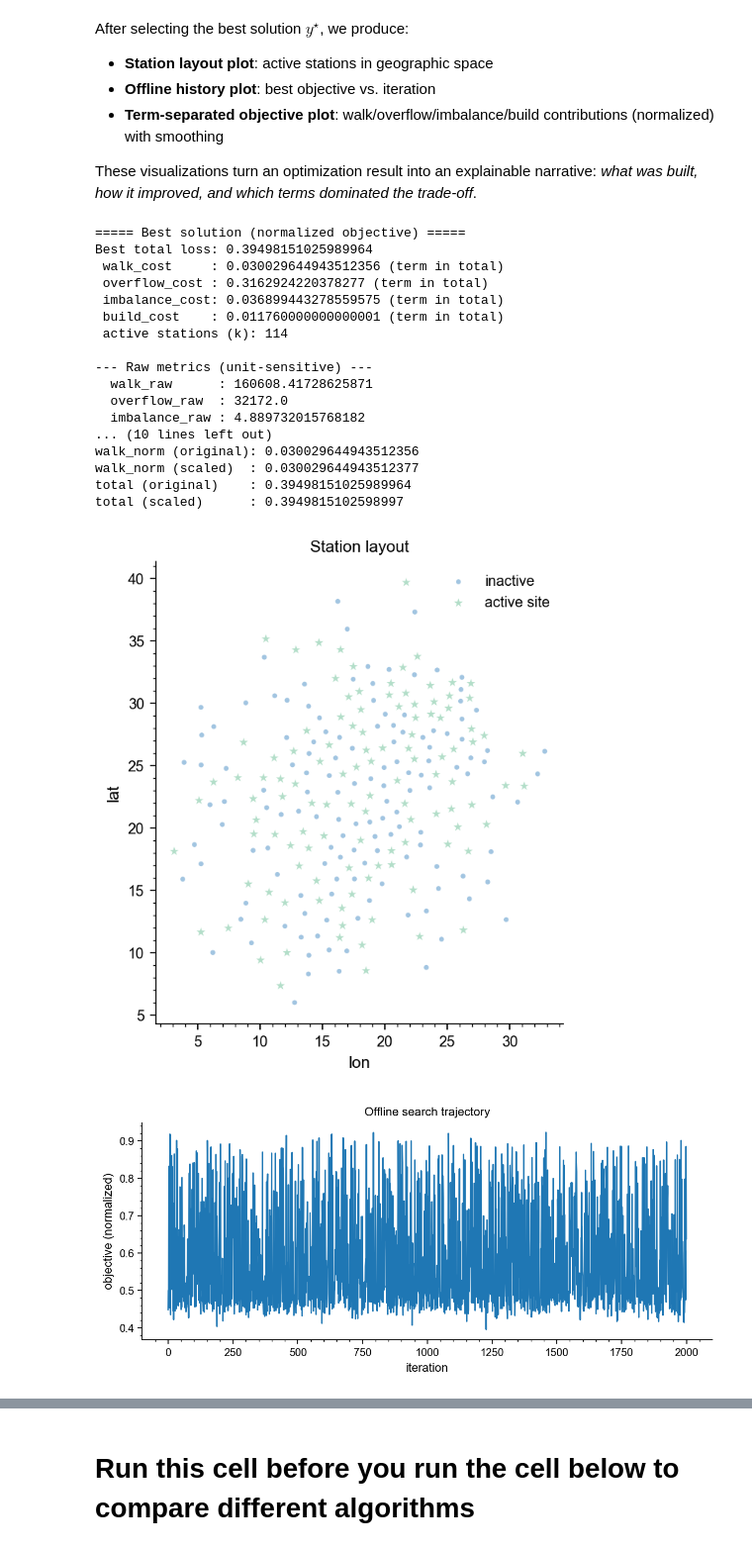
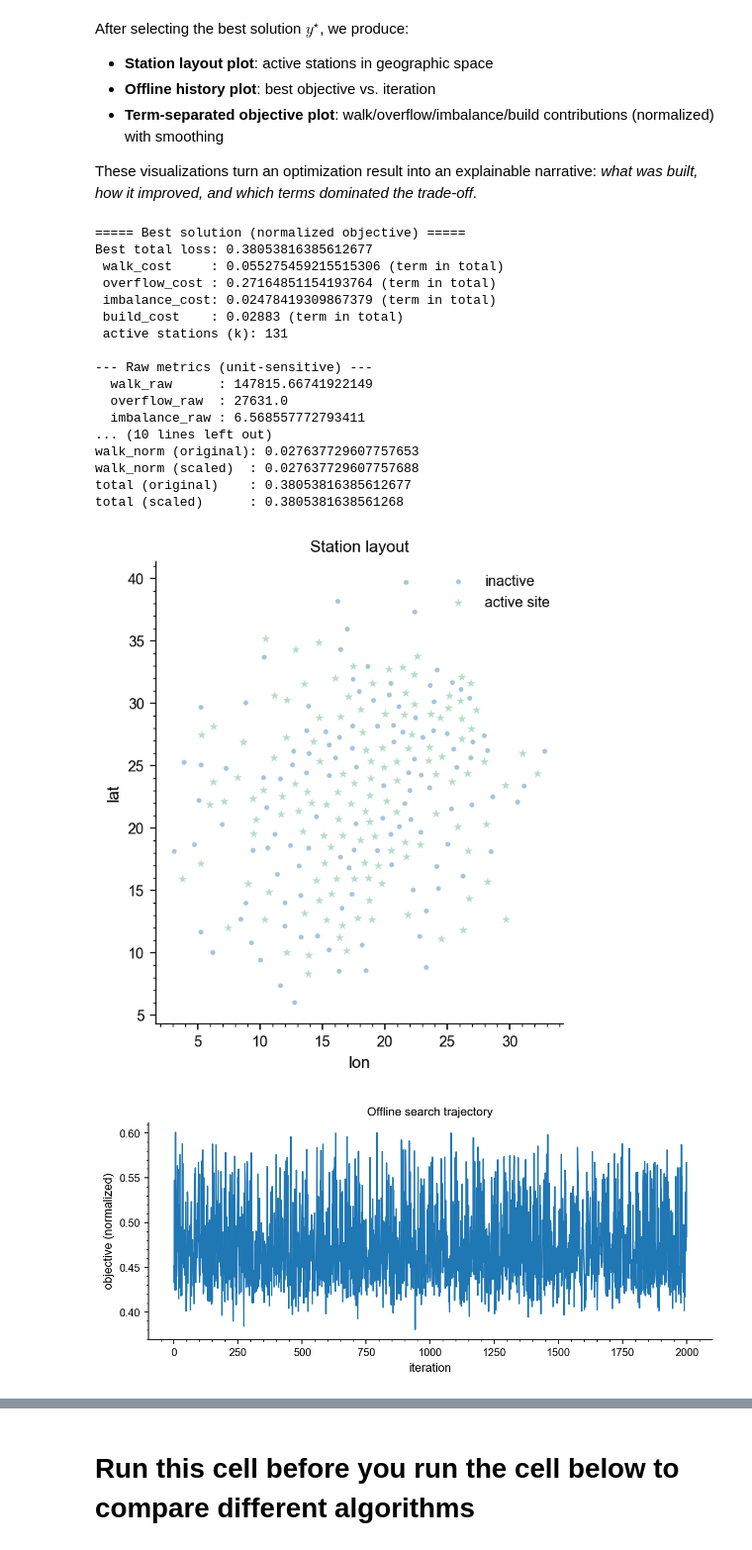
Before and after one commit to GuoZN-1023/ComputerThinkingProject, a Jupyter notebook: 02_offline_optimization.ipynb, the cells around one changed output, grey strips where cells are left out. Shown: that part at 99% size. Cells and saved outputs as stored; diff of their text form; code cells hidden in the pictures.

```diff
--- a/02_offline_optimization.ipynb
+++ b/02_offline_optimization.ipynb
@@ -181,12 +181,12 @@ n_samples = int(SAMPLES_FACTOR * J_COUNT)
 # 3) 权重（建议先都用 O(1)）
 #    normalize_terms=True 后，各项变成“无量纲/同量级”，再调权重更稳
 # =========================
-alpha_walk = 1.0
+alpha_walk = 2.0
 lam_over = 1.0
-mu_imb = 1.0
+mu_imb = 0.5
 
 # 建站惩罚强度：越大越不鼓励“开很多站点”
-eta_build = 0.6
+eta_build = 0.3
 
 # 站点惩罚形状：
 #  - station_penalty_power > 1 会“凸增/下凸”（站点越多，边际惩罚越大）
@@ -243,44 +243,44 @@ m1 = evaluate_solution(
     dist_scale=None,  # 让它随输入 Dist 自动取尺度
 )
 m2 = evaluate_solution(
     D, Dist * 1000.0, cap, best["y"],
     alpha_walk=alpha_walk, lam_over=lam_over, mu_imb=mu_imb, eta_build=eta_build,
     normalize_terms=True,
     station_penalty_mode=station_penalty_mode,
     station_penalty_power=station_penalty_power,
     budget_min=budget_min, budget_max=budget_max,
     dist_scale=None,
 )
 
 print("\n===== Unit scaling check (Dist * 1000) =====")
 print("walk_norm (original):", m1["walk_norm"])
 print("walk_norm (scaled)  :", m2["walk_norm"])
 print("total (original)    :", m1["total"])
 print("total (scaled)      :", m2["total"])
 
 # =========================
 # 5) 可视化
 # =========================
 plot_station_layout(stations, y=best["y"])
 plot_offline_history(history)
 plot_objective_terms_separated(history, normalized=True, rolling=15)
 # %% [output]
 ===== Best solution (normalized objective) =====
-Best total loss: 0.39498151025989964
- walk_cost     : 0.030029644943512356 (term in total)
- overflow_cost : 0.3162924220378277 (term in total)
- imbalance_cost: 0.036899443278559575 (term in total)
- build_cost    : 0.011760000000000001 (term in total)
- active stations (k): 114
+Best total loss: 0.38053816385612677
+ walk_cost     : 0.055275459215515306 (term in total)
+ overflow_cost : 0.27164851154193764 (term in total)
+ imbalance_cost: 0.02478419309867379 (term in total)
+ build_cost    : 0.02883 (term in total)
+ active stations (k): 131
 
 --- Raw metrics (unit-sensitive) ---
-  walk_raw      : 160608.41728625871
-  overflow_raw  : 32172.0
-  imbalance_raw : 4.889732015768182
+  walk_raw      : 147815.66741922149
+  overflow_raw  : 27631.0
+  imbalance_raw : 6.568557772793411
 ... (10 lines left out)
-walk_norm (original): 0.030029644943512356
-walk_norm (scaled)  : 0.030029644943512377
-total (original)    : 0.39498151025989964
-total (scaled)      : 0.3949815102598997
+walk_norm (original): 0.027637729607757653
+walk_norm (scaled)  : 0.027637729607757688
+total (original)    : 0.38053816385612677
+total (scaled)      : 0.3805381638561268
 [figure]
-[figure, old version]
+[figure, new version]
```
Also changed, not shown: parts of 1 cell of this notebook.
